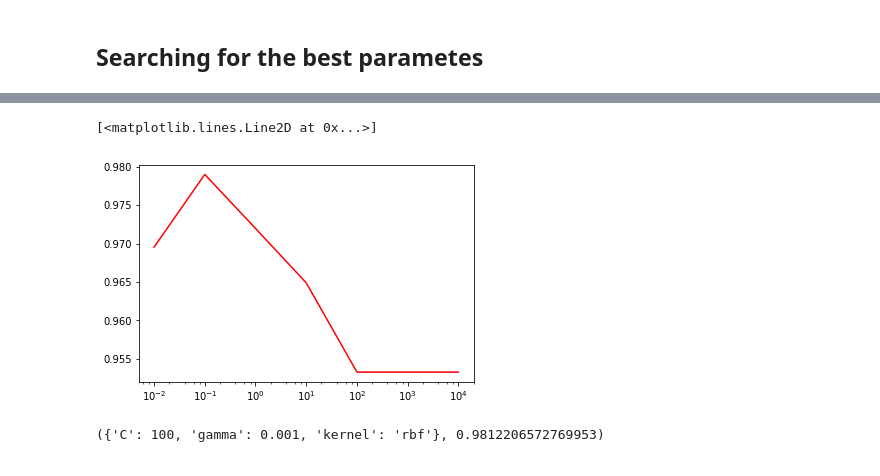
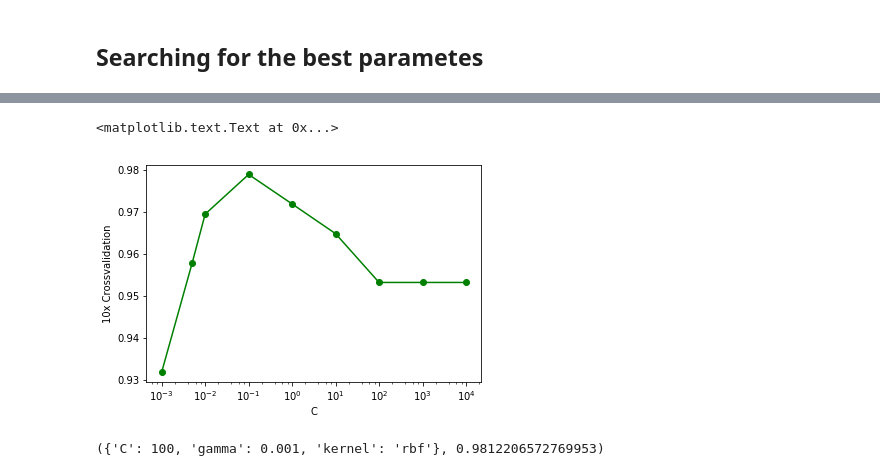
Before and after one commit to oduerr/ml-playground, a Jupyter notebook: python/SVM/Breast_Cancer.ipynb, the cells around one changed output, grey strips where cells are left out. Cells and saved outputs as stored; diff of their text form; code cells hidden in the pictures.

```diff
--- a/python/SVM/Breast_Cancer.ipynb
+++ b/python/SVM/Breast_Cancer.ipynb
@@ -67,14 +120,17 @@ plt.plot(alphas, scores, color="red")
 # %%
 scores = []
-Cs = (0.01, 0.1, 1, 10, 100, 1000,1e4)
+Cs = (0.001, 0.005, 0.01, 0.1, 1, 10, 100, 1000,1e4)
 for C in Cs:
     clf = svm.SVC(C=C, kernel='linear')
     res = cross_val_score(clf, X_train,y_train,cv=10,scoring='accuracy')
     scores.append(res.mean())
-plt.semilogx(Cs, scores, color="red")
-# %% [output]
-[<matplotlib.lines.Line2D at 0x...>]
-[figure, removed]
+# %%
+plt.semilogx(Cs, scores, 'bo',Cs, scores, 'k',color="green")
+plt.xlabel("C")
+plt.ylabel("10x Crossvalidation")
+# %% [output]
+<matplotlib.text.Text at 0x...>
+[figure, added]
 # %%
 from sklearn.grid_search import GridSearchCV
 from sklearn.svm import SVC
```
Also changed, not shown: parts of 7 cells of this notebook, 5 other files.
